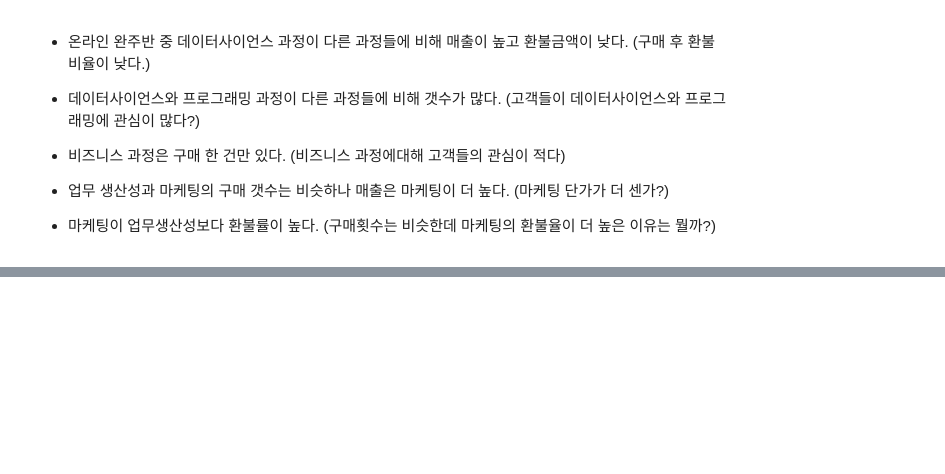
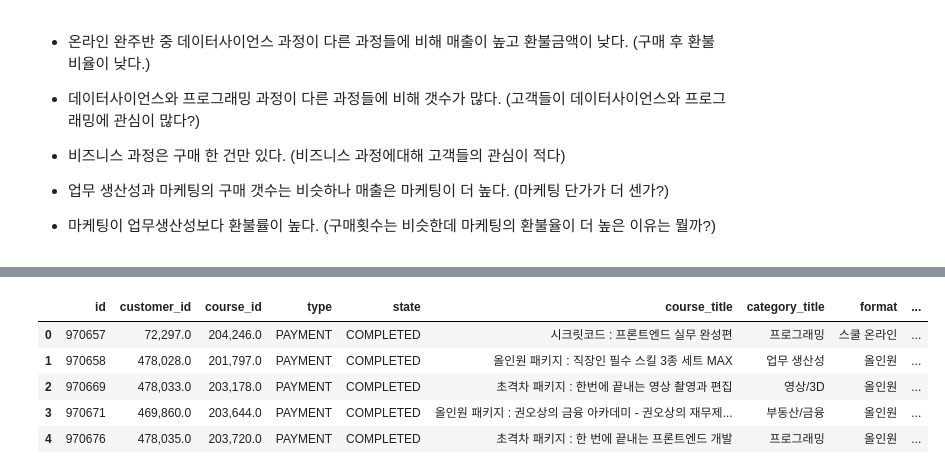
Before and after one commit to yd-online3/fc_miniproject, a Jupyter notebook: fc_mini2.ipynb, the cells around one changed output, grey strips where cells are left out. Cells and saved outputs as stored; diff of their text form; code cells hidden in the pictures; blank space fills up the shorter version.

```diff
--- a/fc_mini2.ipynb
+++ b/fc_mini2.ipynb
@@ -600,0 +651,9 @@ Font 'default' does not have a glyph for '-' [U+2212], substituting with a dummy
+# %%
+df.head()
+# %% [output]
+|  | id | customer_id | course_id | type | state | course_title | category_title | format | ... |
+| 0 | 970657 | 72,297.0 | 204,246.0 | PAYMENT | COMPLETED | 시크릿코드 : 프론트엔드 실무 완성편 | 프로그래밍 | 스쿨 온라인 | ... |
+| 1 | 970658 | 478,028.0 | 201,797.0 | PAYMENT | COMPLETED | 올인원 패키지 : 직장인 필수 스킬 3종 세트 MAX | 업무 생산성 | 올인원 | ... |
+| 2 | 970669 | 478,033.0 | 203,178.0 | PAYMENT | COMPLETED | 초격차 패키지 : 한번에 끝내는 영상 촬영과 편집 | 영상/3D | 올인원 | ... |
+| 3 | 970671 | 469,860.0 | 203,644.0 | PAYMENT | COMPLETED | 올인원 패키지 : 권오상의 금융 아카데미 - 권오상의 재무제... | 부동산/금융 | 올인원 | ... |
+| 4 | 970676 | 478,035.0 | 203,720.0 | PAYMENT | COMPLETED | 초격차 패키지 : 한 번에 끝내는 프론트엔드 개발 | 프로그래밍 | 올인원 | ... |
```
Also changed, not shown: parts of 17 cells of this notebook.
